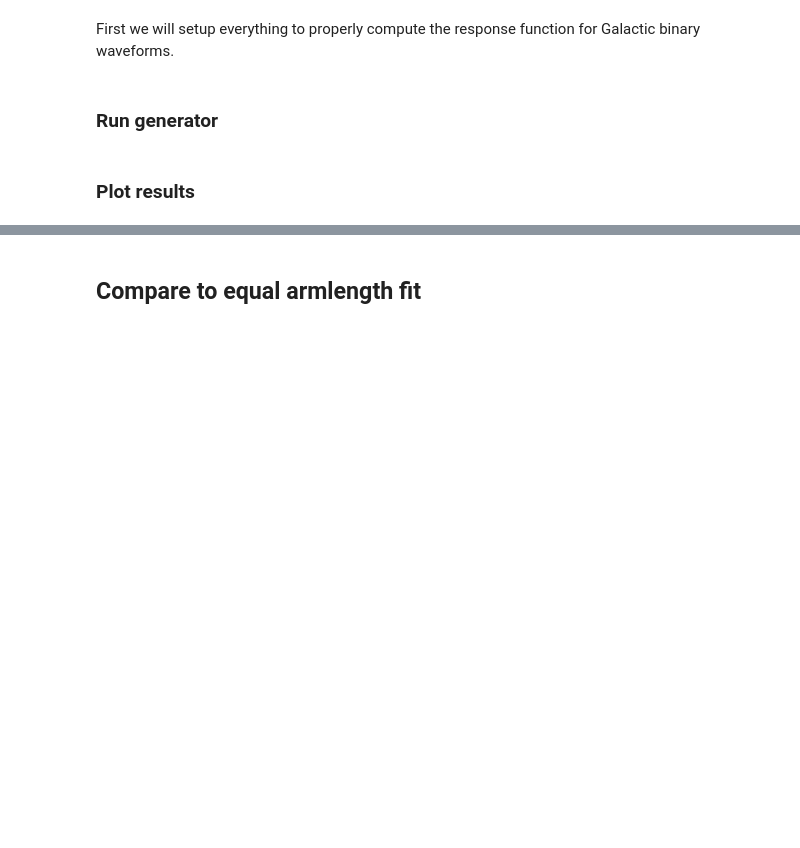
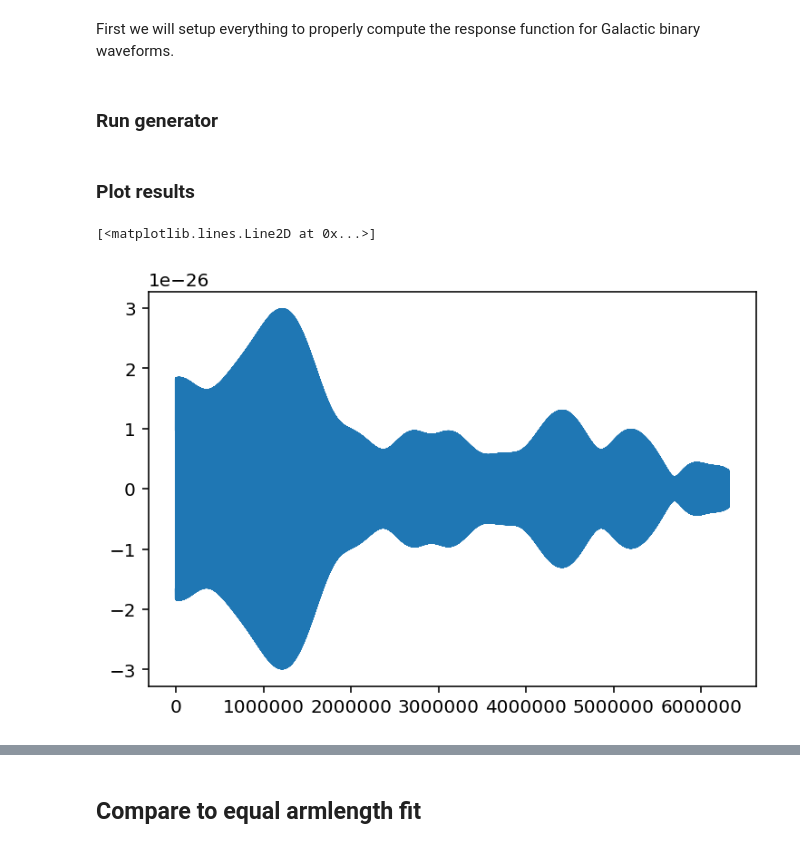
Before and after one commit to mikekatz04/lisa-on-gpu, a Jupyter notebook: docs/doctrees/nbsphinx/fast_LISA_response_tutorial.ipynb, the cells around one changed output, grey strips where cells are left out. Saved outputs shown, nothing was run; the diff lists cells and outputs as text; code cells hidden in the pictures; blank space fills up the shorter version.

```diff
--- a/docs/doctrees/nbsphinx/fast_LISA_response_tutorial.ipynb
+++ b/docs/doctrees/nbsphinx/fast_LISA_response_tutorial.ipynb
@@ -187,4 +187,10 @@ lam = 5.22979888
 chans = gb_lisa_esa(A, f, fdot, iota, phi0, psi, lam, beta)
 # %% [markdown]
 ### Plot results
+# %%
+%matplotlib qt
+plt.plot(chans[i])
+# %% [output]
+[<matplotlib.lines.Line2D at 0x...>]
+[figure, added]
 # %%
```
Also changed, not shown: parts of 4 cells of this notebook, 9 other files.
